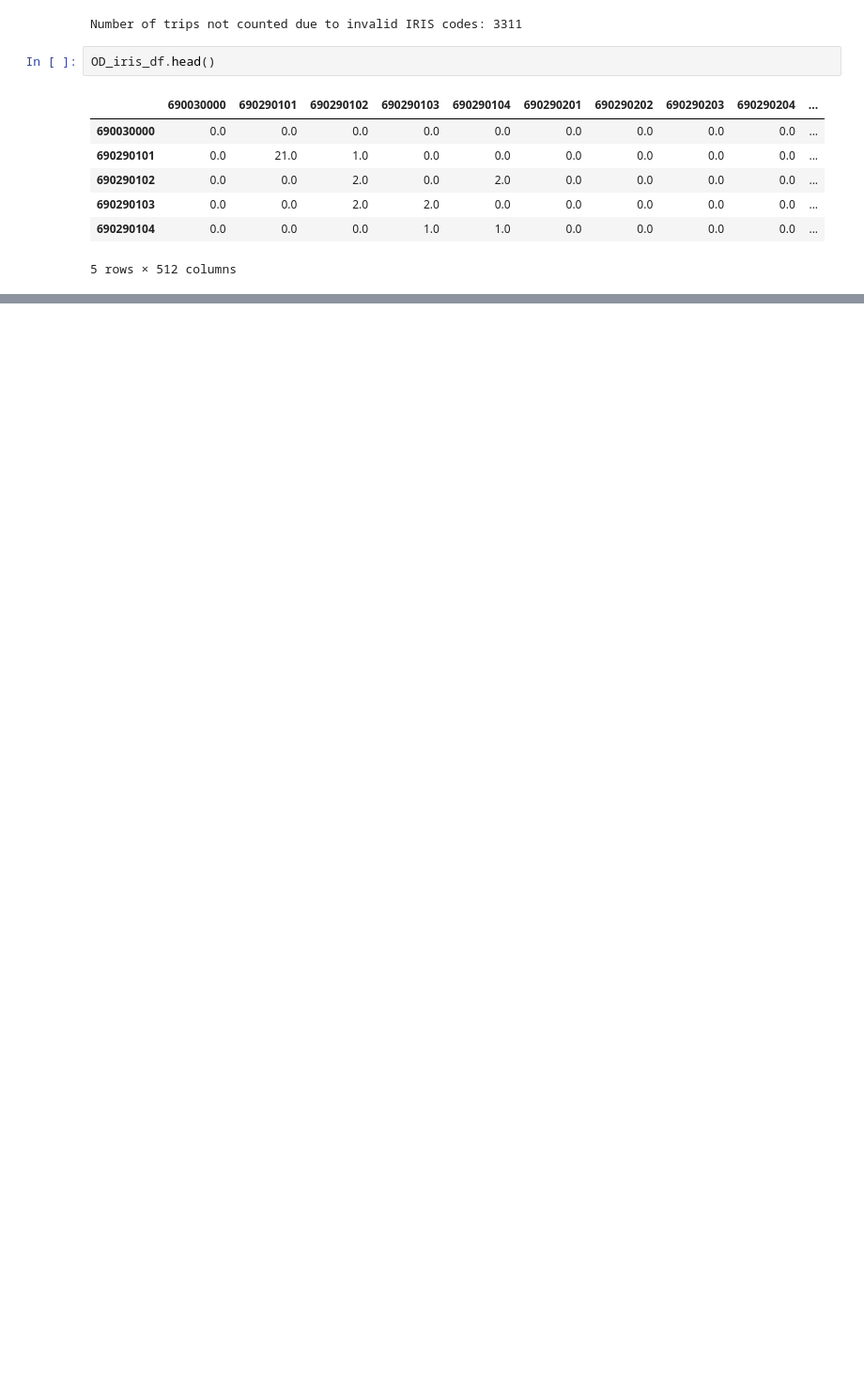
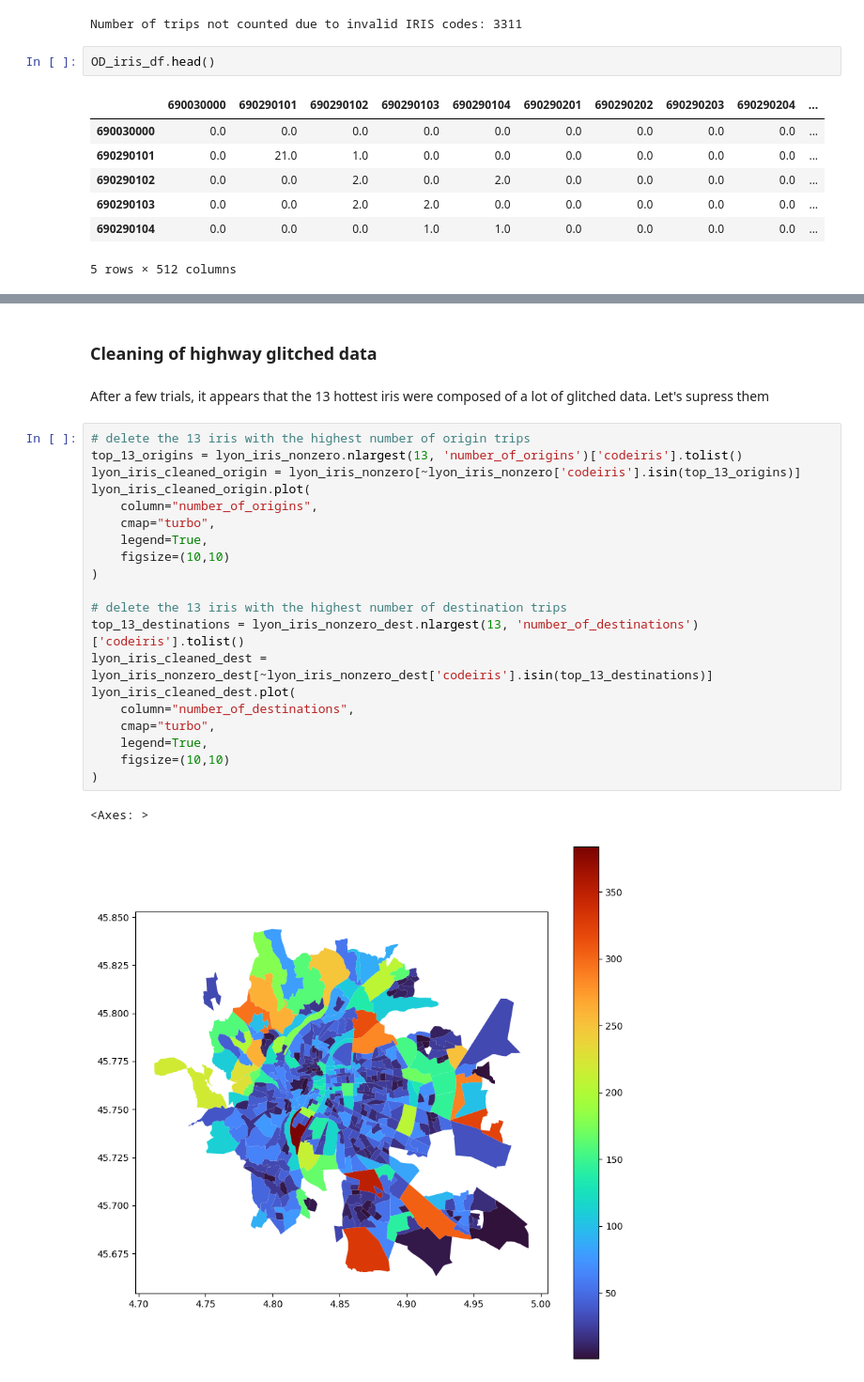
Before and after one commit to timentpe/dspap_project, a Jupyter notebook: notebooks/tim.ipynb, the cells around one changed output, grey strips where cells are left out. Shown at 94% size. Cells and saved outputs as stored; diff of their text form; blank space fills up the shorter version.

Commit message:
Iris cleaning and Iris DBSCAN

```diff
--- a/notebooks/tim.ipynb
+++ b/notebooks/tim.ipynb
@@ -657,0 +650,27 @@ Pour l'iris 692560102.0 vers 692750111.0 :
+# %% [markdown]
+### Cleaning of highway glitched data
+# %% [markdown]
+After a few trials, it appears that the 13 hottest iris were composed of a lot of glitched data. Let's supress them
+# %%
+# delete the 13 iris with the highest number of origin trips
+top_13_origins = lyon_iris_nonzero.nlargest(13, 'number_of_origins')['codeiris'].tolist()
+lyon_iris_cleaned_origin = lyon_iris_nonzero[~lyon_iris_nonzero['codeiris'].isin(top_13_origins)]
+lyon_iris_cleaned_origin.plot(
+    column="number_of_origins",
+    cmap="turbo",
+    legend=True,
+    figsize=(10,10)
+)
+
+# delete the 13 iris with the highest number of destination trips
+top_13_destinations = lyon_iris_nonzero_dest.nlargest(13, 'number_of_destinations')['codeiris'].tolist()
+lyon_iris_cleaned_dest = lyon_iris_nonzero_dest[~lyon_iris_nonzero_dest['codeiris'].isin(top_13_destinations)]
+lyon_iris_cleaned_dest.plot(
+    column="number_of_destinations",
+    cmap="turbo",
+    legend=True,
+    figsize=(10,10)
+)
+# %% [output]
+<Axes: >
+[figure, added]
```
Also changed, not shown: parts of 16 cells of this notebook.
